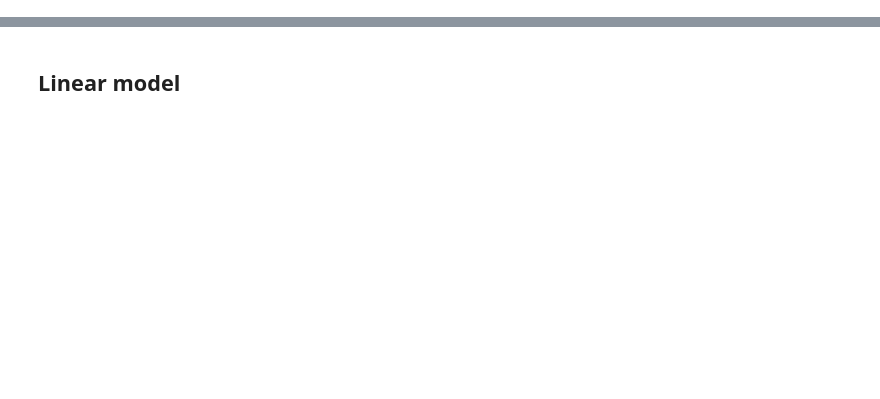
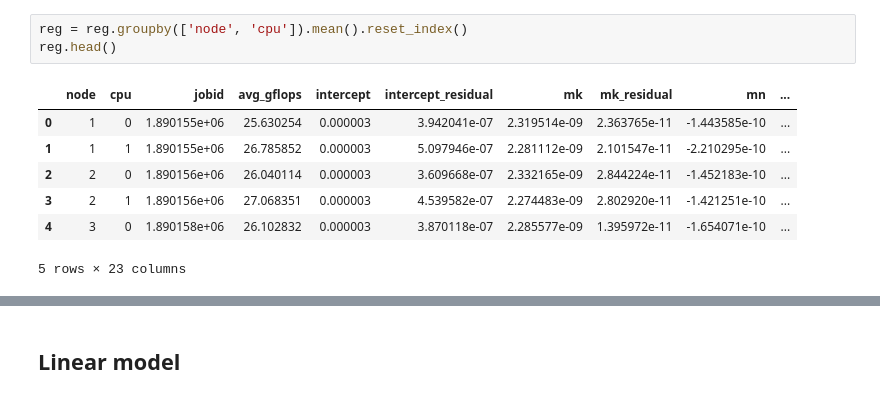
Before and after one commit to Ezibenroc/calibration_analysis, a Jupyter notebook: dahu/blas/dgemm_heterogeneous_model.ipynb, the cells around one changed output, grey strips where cells are left out. Cells and saved outputs as stored; diff of their text form; blank space fills up the shorter version.

```diff
--- a/dahu/blas/dgemm_heterogeneous_model.ipynb
+++ b/dahu/blas/dgemm_heterogeneous_model.ipynb
@@ -175,0 +48,11 @@ Wall time: 7.28 s
+# %%
+reg = reg.groupby(['node', 'cpu']).mean().reset_index()
+reg.head()
+# %% [output]
+|  | node | cpu | jobid | avg_gflops | intercept | intercept_residual | mk | mk_residual | mn | ... |
+| 0 | 1 | 0 | 1.890155e+06 | 25.630254 | 0.000003 | 3.942041e-07 | 2.319514e-09 | 2.363765e-11 | -1.443585e-10 | ... |
+| 1 | 1 | 1 | 1.890155e+06 | 26.785852 | 0.000003 | 5.097946e-07 | 2.281112e-09 | 2.101547e-11 | -2.210295e-10 | ... |
+| 2 | 2 | 0 | 1.890156e+06 | 26.040114 | 0.000003 | 3.609668e-07 | 2.332165e-09 | 2.844224e-11 | -1.452183e-10 | ... |
+| 3 | 2 | 1 | 1.890156e+06 | 27.068351 | 0.000003 | 4.539582e-07 | 2.274483e-09 | 2.802920e-11 | -1.421251e-10 | ... |
+| 4 | 3 | 0 | 1.890158e+06 | 26.102832 | 0.000003 | 3.870118e-07 | 2.285577e-09 | 1.395972e-11 | -1.654071e-10 | ... |
+5 rows × 23 columns
```
Also changed, not shown: parts of 62 cells of this notebook.
